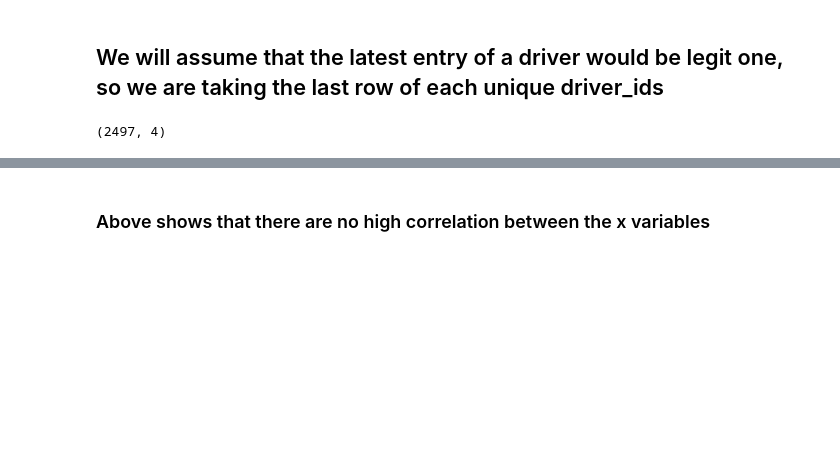
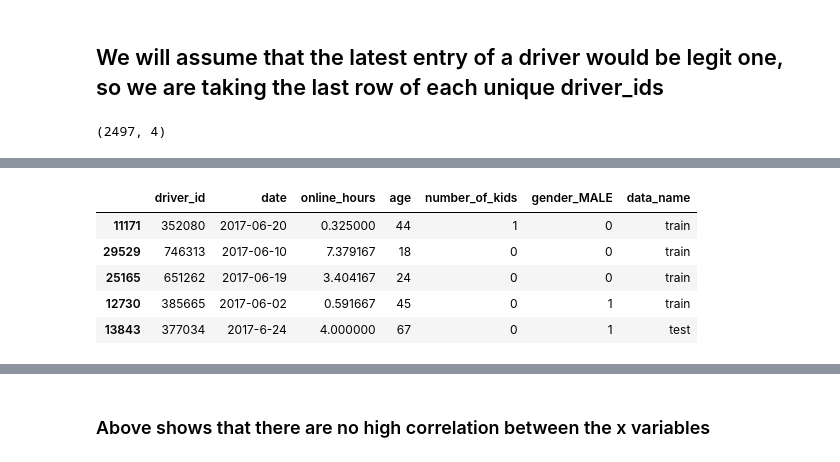
Before and after one commit to keshavsomani/driver_ping_prediction, a Jupyter notebook: driver_pings_prediction.ipynb, the cells around one changed output, grey strips where cells are left out. Saved outputs shown, nothing was run; the diff lists cells and outputs as text; code cells hidden in the pictures; blank space fills up the shorter version.

```diff
--- a/driver_pings_prediction.ipynb
+++ b/driver_pings_prediction.ipynb
@@ -287,0 +267,9 @@ train_df.sample(5)
+# %%
+train_test_df.sample(5)
+# %% [output]
+|  | driver_id | date | online_hours | age | number_of_kids | gender_MALE | data_name |
+| 11171 | 352080 | 2017-06-20 | 0.325000 | 44 | 1 | 0 | train |
+| 29529 | 746313 | 2017-06-10 | 7.379167 | 18 | 0 | 0 | train |
+| 25165 | 651262 | 2017-06-19 | 3.404167 | 24 | 0 | 0 | train |
+| 12730 | 385665 | 2017-06-02 | 0.591667 | 45 | 0 | 1 | train |
+| 13843 | 377034 | 2017-6-24 | 4.000000 | 67 | 0 | 1 | test |
```
Also changed, not shown: parts of 67 cells of this notebook.
